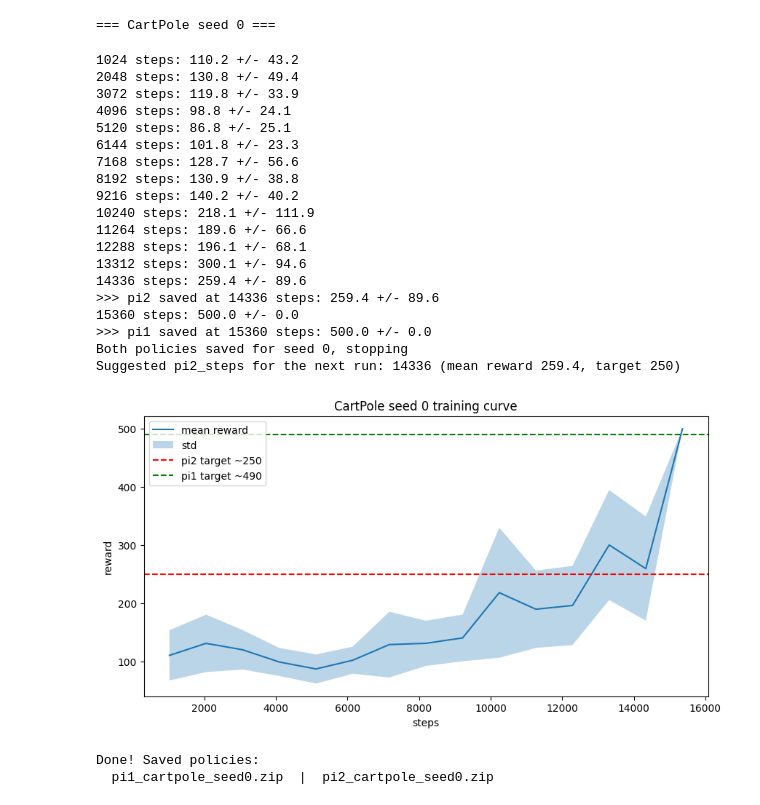
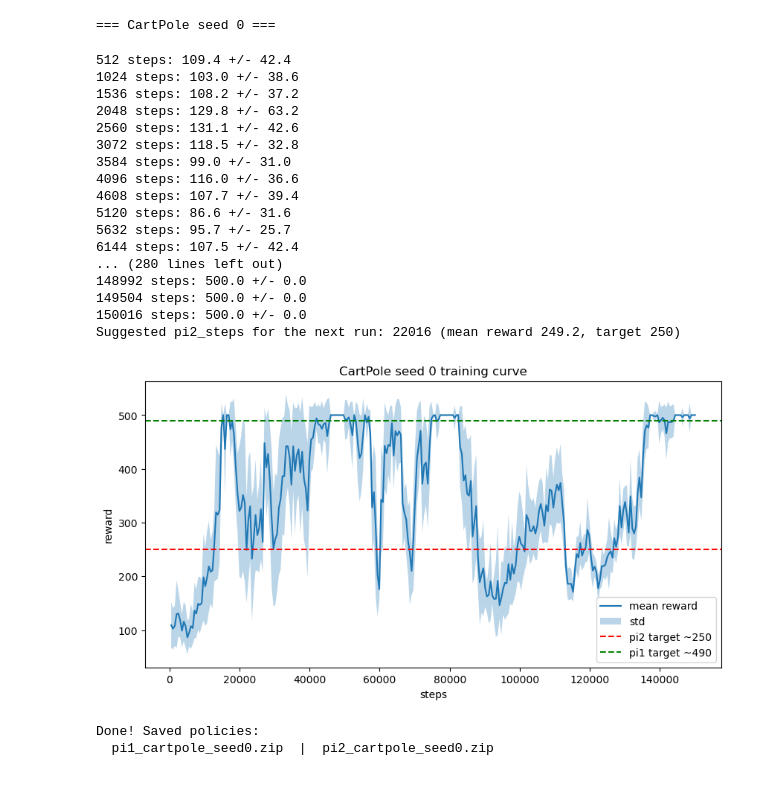
Before and after one commit to mgatti03/EE-568-Reinforcement-Project, a Jupyter notebook: policies_saving.ipynb, the cells around one changed output. Drawn from its saved outputs; the diff is of its cells as text; code cells hidden in the pictures.

```diff
--- a/policies_saving.ipynb
+++ b/policies_saving.ipynb
@@ -19,8 +19,9 @@ target_pi2_reward = 250
 target_pi1_reward = 490
 seed = 0
 pi2_steps = 14336
+max_steps = 150_000
 
-checkpoint_interval = 1024
+checkpoint_interval = 512
 
 print(f"\n=== CartPole seed {seed} ===")
 
@@ -49,7 +50,7 @@ total_steps = 0
 pi2_saved = False
 pi1_saved = False
 
-for _ in range(0, 100_000, checkpoint_interval):
+for _ in range(0, max_steps, checkpoint_interval):
     model.learn(
         total_timesteps=checkpoint_interval,
         reset_num_timesteps=False
@@ -75,9 +76,11 @@ for _ in range(0, 100_000, checkpoint_interval):
         print(f">>> pi1 saved at {total_steps} steps: {mean_reward:.1f} +/- {std_reward:.1f}")
         pi1_saved = True
 
-    if pi1_saved:
-        print(f"Both policies saved for seed {seed}, stopping")
-        break
+    # if pi1_saved:
+    #     print(f"Both policies saved for seed {seed}, stopping")
+    #     break
+    # Do not stop immediately after pi1 is saved.
+    # Continue training to get a smoother / longer graph.
 
 # pick the best checkpoint for pi2 on the next run
 if steps_log:
@@ -85,53 +88,51 @@ if steps_log:
     best_pi2_idx = int(np.argmin(np.abs(mean_array - target_pi2_reward)))
     best_pi2_steps = steps_log[best_pi2_idx]
     best_pi2_reward = mean_log[best_pi2_idx]
     print(
         f"Suggested pi2_steps for the next run: {best_pi2_steps} "
         f"(mean reward {best_pi2_reward:.1f}, target {target_pi2_reward})"
     )
     pi2_steps = best_pi2_steps
 
 # plot
 plt.figure(figsize=(10, 5))
 plt.plot(steps_log, mean_log, label="mean reward")
 plt.fill_between(
     steps_log,
     [m - s for m, s in zip(mean_log, std_log)],
     [m + s for m, s in zip(mean_log, std_log)],
     alpha=0.3, label="std"
 )
 plt.axhline(target_pi2_reward, color="red",   linestyle="--", label=f"pi2 target ~{target_pi2_reward}")
 plt.axhline(target_pi1_reward, color="green", linestyle="--", label=f"pi1 target ~{target_pi1_reward}")
 plt.xlabel("steps")
 plt.ylabel("reward")
 plt.title(f"CartPole seed {seed} training curve")
 plt.legend()
 plt.show()
 
 print("\nDone! Saved policies:")
 print(f"  pi1_cartpole_seed{seed}.zip  |  pi2_cartpole_seed{seed}.zip")
 # %% [output]
 === CartPole seed 0 ===
-1024 steps: 110.2 +/- 43.2
-2048 steps: 130.8 +/- 49.4
-3072 steps: 119.8 +/- 33.9
-4096 steps: 98.8 +/- 24.1
-5120 steps: 86.8 +/- 25.1
-6144 steps: 101.8 +/- 23.3
-7168 steps: 128.7 +/- 56.6
-8192 steps: 130.9 +/- 38.8
-9216 steps: 140.2 +/- 40.2
-10240 steps: 218.1 +/- 111.9
-11264 steps: 189.6 +/- 66.6
-12288 steps: 196.1 +/- 68.1
-13312 steps: 300.1 +/- 94.6
-14336 steps: 259.4 +/- 89.6
->>> pi2 saved at 14336 steps: 259.4 +/- 89.6
-15360 steps: 500.0 +/- 0.0
->>> pi1 saved at 15360 steps: 500.0 +/- 0.0
-Both policies saved for seed 0, stopping
-Suggested pi2_steps for the next run: 14336 (mean reward 259.4, target 250)
+512 steps: 109.4 +/- 42.4
+1024 steps: 103.0 +/- 38.6
+1536 steps: 108.2 +/- 37.2
+2048 steps: 129.8 +/- 63.2
+2560 steps: 131.1 +/- 42.6
+3072 steps: 118.5 +/- 32.8
+3584 steps: 99.0 +/- 31.0
+4096 steps: 116.0 +/- 36.6
+4608 steps: 107.7 +/- 39.4
+5120 steps: 86.6 +/- 31.6
+5632 steps: 95.7 +/- 25.7
+6144 steps: 107.5 +/- 42.4
+... (280 lines left out)
+148992 steps: 500.0 +/- 0.0
+149504 steps: 500.0 +/- 0.0
+150016 steps: 500.0 +/- 0.0
+Suggested pi2_steps for the next run: 22016 (mean reward 249.2, target 250)
-[figure, old version]
+[figure, new version]
 Done! Saved policies:
   pi1_cartpole_seed0.zip  |  pi2_cartpole_seed0.zip
 # %%
```
Also changed, not shown: parts of 1 cell of this notebook.
